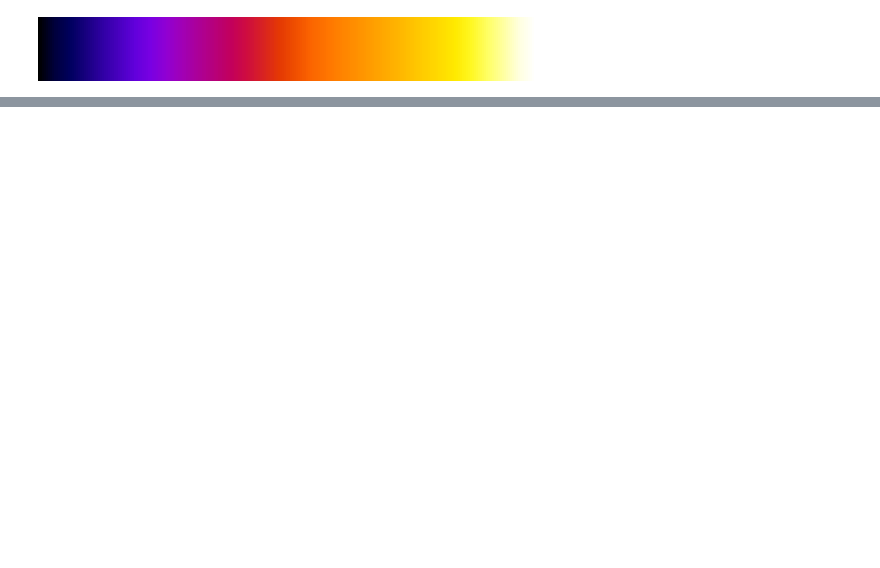
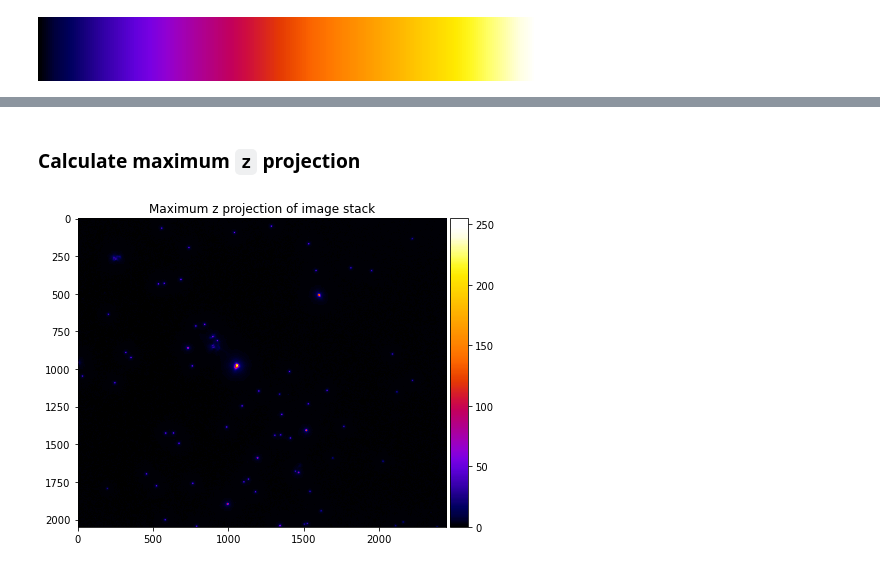
Before and after one commit to hoogenboom-group/PSF-Extractor, a Jupyter notebook: notebooks/demo_v0.ipynb, the cells around one changed output, grey strips where cells are left out. Saved outputs shown, nothing was run; the diff lists cells and outputs as text; code cells hidden in the pictures; blank space fills up the shorter version.

```diff
--- a/notebooks/demo_v0.ipynb
+++ b/notebooks/demo_v0.ipynb
@@ -12,4 +21,6 @@ from psf_extractor.util import get_Daans_special_cmap
 # %%
-get_Daans_special_cmap()
+from psf_extractor.util import get_Daans_special_cmap
+fire = get_Daans_special_cmap()
+fire
 # %% [output]
 [figure]
@@ -19,0 +65,5 @@ plt.cm.magma
+# %%
+# Set directory of image stack
+file_pattern = '../data/sample_zstack_png_sequence/'
+# Load image stack
+stack = get_stack(file_pattern)
@@ -19,0 +89,20 @@ plt.cm.magma
+# %% [markdown]
+### Calculate maximum `z` projection
+# %%
+# Calculate the maximum projection image
+max_proj = np.max(stack, axis=0)
+
+# Normalize the maximum projection
+max_proj_norm = exposure.rescale_intensity(max_proj)
+max_proj_norm *= 255./max_proj.max()
+# %%
+# Create figure
+fig, ax = plt.subplots(figsize=(7, 7))
+im = ax.imshow(max_proj_norm, cmap=fire)
+ax.set_title('Maximum z projection of image stack')
+# Colorbar
+div = make_axes_locatable(ax)
+cax = div.append_axes('right', size='5%', pad=0.05)
+plt.colorbar(im, cax=cax);
+# %% [output]
+[figure, added]
```
Also changed, not shown: parts of 16 cells of this notebook.
